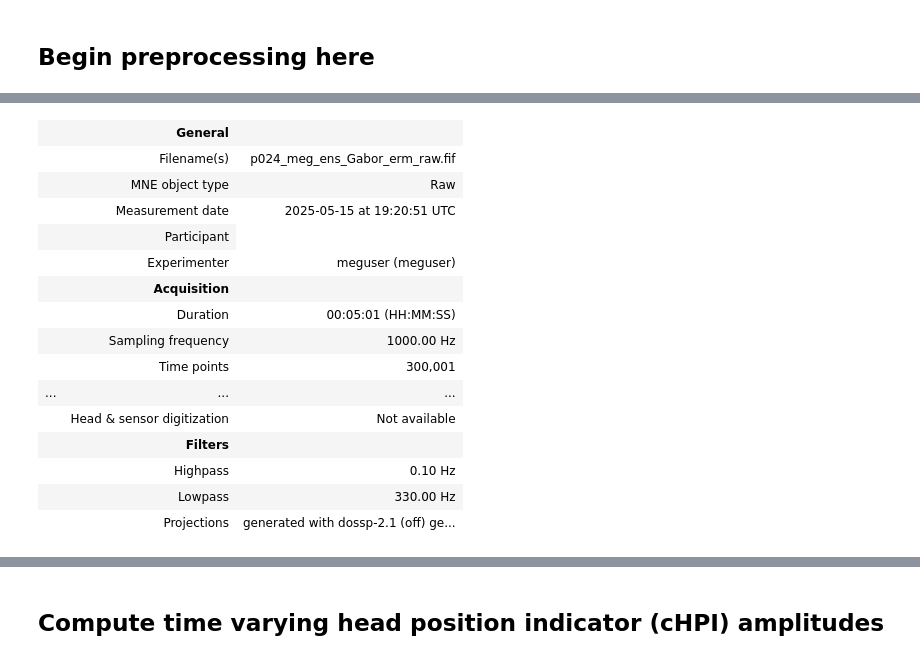
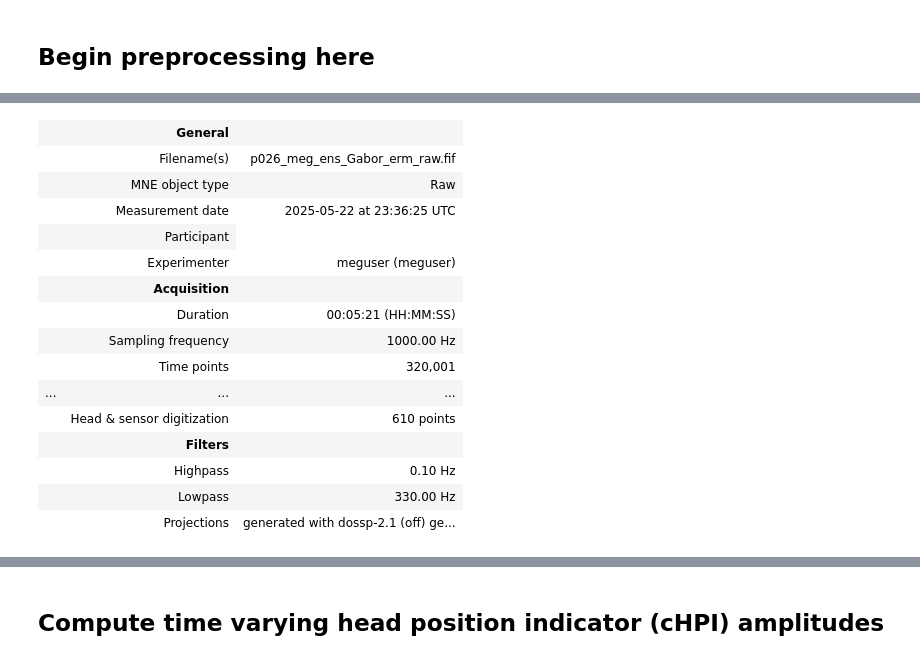
Before and after one commit to siddiskid/IMM-Lab, a Jupyter notebook: 1_GABOR_Preprocessing.ipynb, the cells around one changed output, grey strips where cells are left out. Cells and saved outputs as stored; diff of their text form; code cells hidden in the pictures.

```diff
--- a/1_GABOR_Preprocessing.ipynb
+++ b/1_GABOR_Preprocessing.ipynb
@@ -407,20 +408,20 @@ duration of raw erm data: 300.0
 # %%
 # Crop data such that it is divisible by tsss_dur (10)
-raw.crop(tmax=3130)
-raw_erm.crop(tmax=300)
+raw.crop(tmax=3140)
+raw_erm.crop(tmax=320)
 # %% [output]
 |  | General |  |
-|  | Filename(s) | p024_meg_ens_Gabor_erm_raw.fif |
+|  | Filename(s) | p026_meg_ens_Gabor_erm_raw.fif |
 |  | MNE object type | Raw |
-|  | Measurement date | 2025-05-15 at 19:20:51 UTC |
+|  | Measurement date | 2025-05-22 at 23:36:25 UTC |
 |  | Participant |
 |  | Experimenter | meguser (meguser) |
 |  | Acquisition |  |
-|  | Duration | 00:05:01 (HH:MM:SS) |
+|  | Duration | 00:05:21 (HH:MM:SS) |
 |  | Sampling frequency | 1000.00 Hz |
-|  | Time points | 300,001 |
+|  | Time points | 320,001 |
 | ... | ... | ... |
-|  | Head & sensor digitization | Not available |
+|  | Head & sensor digitization | 610 points |
 |  | Filters |  |
 |  | Highpass | 0.10 Hz |
 |  | Lowpass | 330.00 Hz |
```
Also changed, not shown: parts of 15 cells of this notebook, 6 other files.
